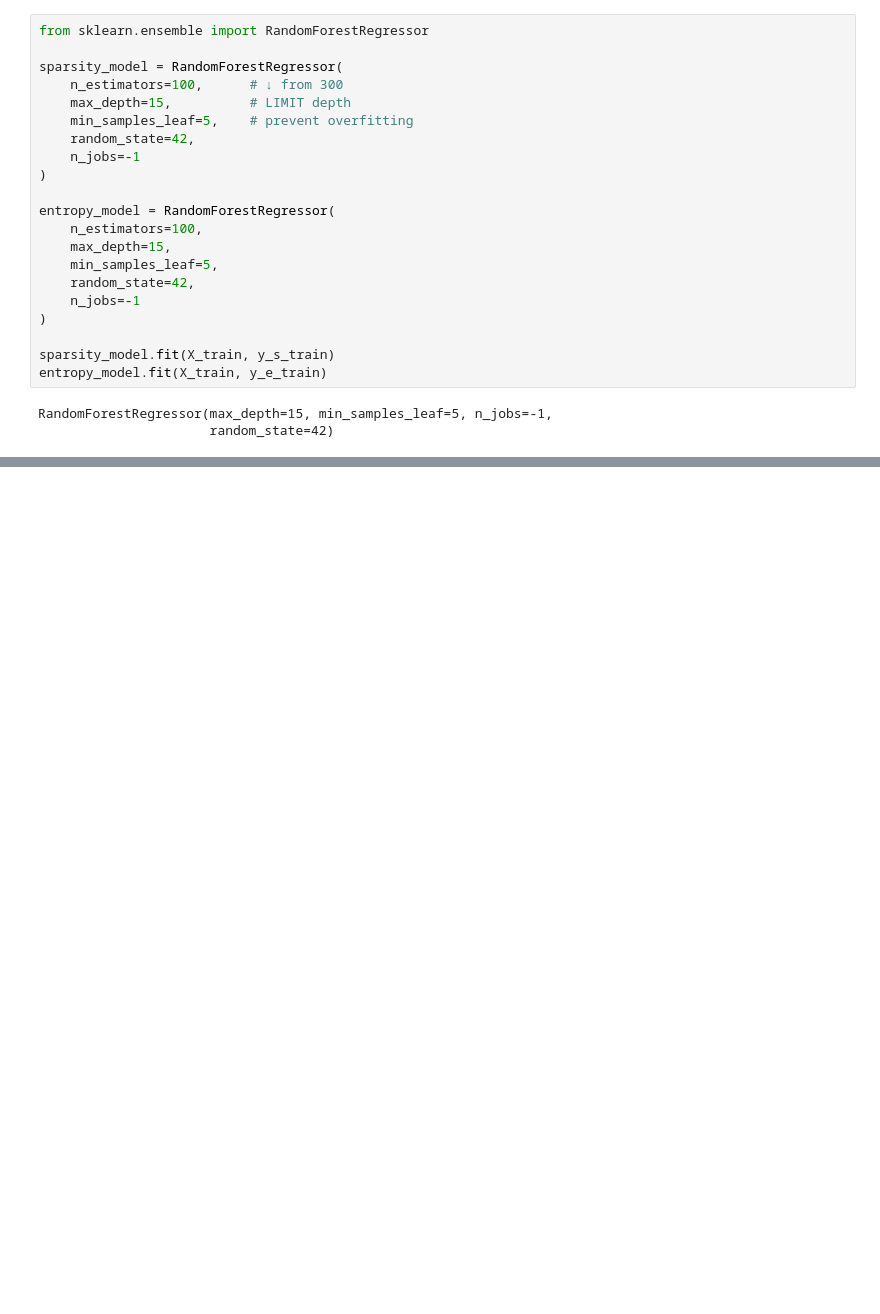
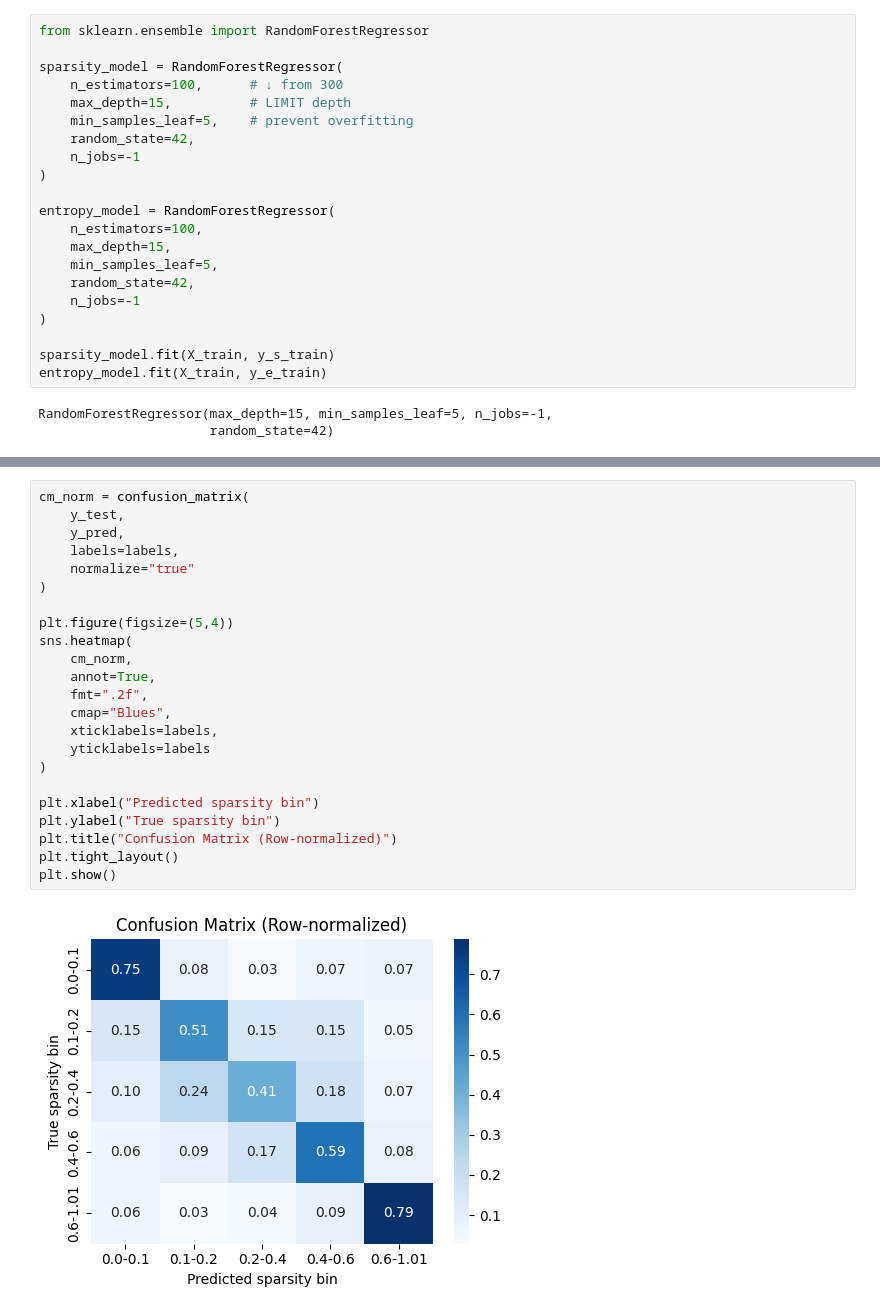
Before and after one commit to andreiilinescu/InferQ, a Jupyter notebook: analysis/estimator.ipynb, the cells around one changed output, grey strips where cells are left out. Cells and saved outputs as stored; diff of their text form; blank space fills up the shorter version.

```diff
--- a/analysis/estimator.ipynb
+++ b/analysis/estimator.ipynb
@@ -176,0 +298,25 @@ plt.show()
+# %%
+cm_norm = confusion_matrix(
+    y_test,
+    y_pred,
+    labels=labels,
+    normalize="true"
+)
+
+plt.figure(figsize=(5,4))
+sns.heatmap(
+    cm_norm,
+    annot=True,
+    fmt=".2f",
+    cmap="Blues",
+    xticklabels=labels,
+    yticklabels=labels
+)
+
+plt.xlabel("Predicted sparsity bin")
+plt.ylabel("True sparsity bin")
+plt.title("Confusion Matrix (Row-normalized)")
+plt.tight_layout()
+plt.show()
+# %% [output]
+[figure, added]
```
Also changed, not shown: parts of 16 cells of this notebook, 2 other files.
